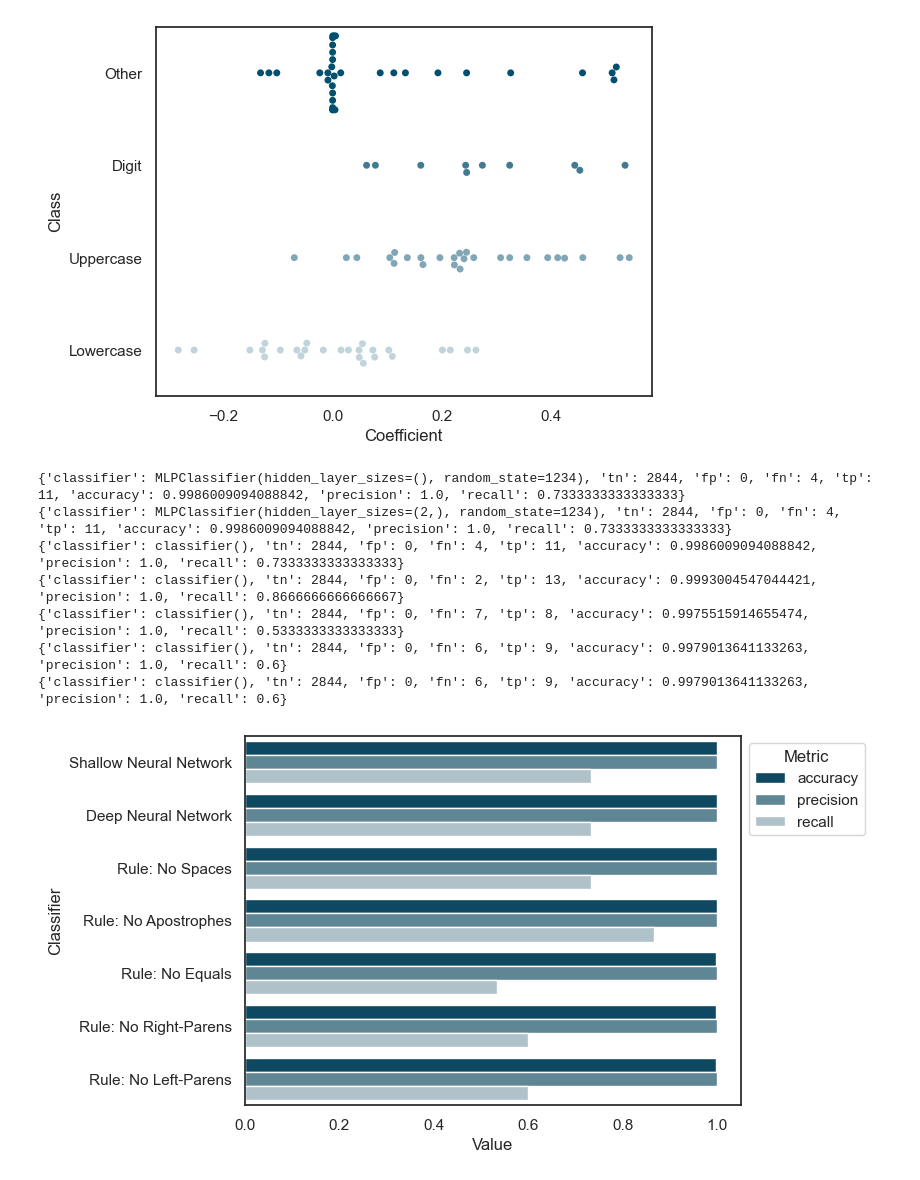
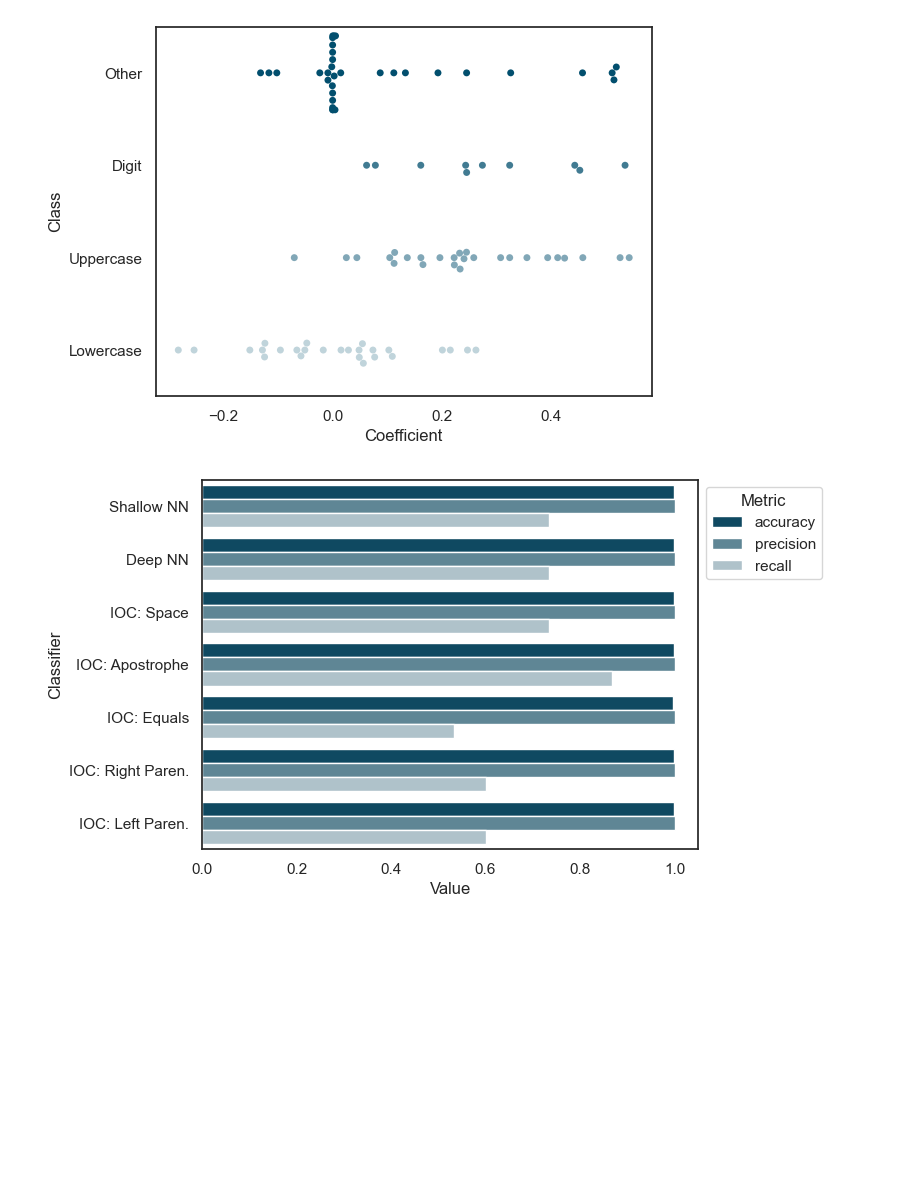
Before and after one commit to jdwhitaker/hybrid-vigor, a Jupyter notebook: main.ipynb, the cells around one changed output. Cells and saved outputs as stored; diff of their text form; code cells hidden in the pictures; blank space fills up the shorter version.

```diff
--- a/main.ipynb
+++ b/main.ipynb
@@ -18,16 +18,6 @@ def classifier_performance_metrics(classifier, X_test, y_test):
     accuracy = (tp + tn) / (tp + tn + fp + fn)
     precision = tp / (tp + fp )
     recall = tp / (tp + fn)
-    print({
-        "classifier": classifier,
-        "tn": tn,
-        "fp": fp,
-        "fn": fn,
-        "tp": tp,
-        "accuracy": accuracy,
-        "precision": precision,
-        "recall": recall
-    })
     return {
         "accuracy": accuracy,
         "precision": precision,
@@ -229,60 +219,34 @@ fig.savefig('images/DNN-NodeB-swarmplot.png')
 # %% [output]
 [figure]
 # %%
-space_classifier = create_ioc_classifier(' ')
-apostrophe_classifier = create_ioc_classifier("'")
-equals_classifier = create_ioc_classifier('=')
-right_parenthesis_classifier = create_ioc_classifier(')')
-left_parenthesis_classifier = create_ioc_classifier('(')
-
+classifiers = {
+    'Shallow NN': shallow_nn_classifier,
+    'Deep NN': deep_nn_classifier,
+    'IOC: Space': create_ioc_classifier(' '),
+    'IOC: Apostrophe': create_ioc_classifier("'"),
+    'IOC: Equals': create_ioc_classifier('='),
+    'IOC: Right Paren.': create_ioc_classifier(")"),
+    'IOC: Left Paren.': create_ioc_classifier("(")
+}
 X_test_vectorized = [path_to_vector(x) for x in X_test]
-
-shallow_nn_classifier_performance = classifier_performance_metrics(shallow_nn_classifier, X_test_vectorized, y_test)
-deep_nn_classifier_performance = classifier_performance_metrics(deep_nn_classifier, X_test_vectorized, y_test)
-space_classifier_performance = classifier_performance_metrics(space_classifier, X_test_vectorized, y_test)
-apostrophe_classifier_performance = classifier_performance_metrics(apostrophe_classifier, X_test_vectorized, y_test)
-equals_classifier_performance = classifier_performance_metrics(equals_classifier, X_test_vectorized, y_test)
-right_parenthesis_classifier_performance = classifier_performance_metrics(right_parenthesis_classifier, X_test_vectorized, y_test)
-left_parenthesis_classifier_performance = classifier_performance_metrics(left_parenthesis_classifier, X_test_vectorized, y_test)
-
 colors = ["#ffffff", "#024f6e"][::-1]
 sns.set_theme(style='white')
 palette = sns.blend_palette(colors, n_colors=4)
-
 rows = []
-for metric, value in shallow_nn_classifier_performance.items():
-    rows.append(["Shallow Neural Network", metric, value])
-for metric, value in deep_nn_classifier_performance.items():
-    rows.append(["Deep Neural Network", metric, value])
-for metric, value in space_classifier_performance.items():
-    rows.append(["Rule: No Spaces", metric, value])
-for metric, value in apostrophe_classifier_performance.items():
-    rows.append(["Rule: No Apostrophes", metric, value])
-for metric, value in equals_classifier_performance.items():
-    rows.append(["Rule: No Equals", metric, value])
-for metric, value in right_parenthesis_classifier_performance.items():
-    rows.append(["Rule: No Right-Parens", metric, value])
-for metric, value in left_parenthesis_classifier_performance.items():
-    rows.append(["Rule: No Left-Parens", metric, value])
+for classifier_name, classifier in classifiers.items():
+    performance = classifier_performance_metrics(classifier, X_test_vectorized, y_test)
+    for metric, value in performance.items():
+        rows.append([classifier_name, metric, value])
 df = pd.DataFrame(rows, columns=["Classifier", "Metric", "Value"])
 df.head()
-
 ax = sns.barplot(
     x="Value",
     y="Classifier",
     hue='Metric',
     data=df,
     palette=palette
 )
-
 sns.move_legend(ax, "upper left", bbox_to_anchor=(1, 1))
 ax.get_figure().savefig('images/classifier-performance.png', dpi=1024, bbox_inches="tight")
 # %% [output]
-{'classifier': MLPClassifier(hidden_layer_sizes=(), random_state=1234), 'tn': 2844, 'fp': 0, 'fn': 4, 'tp': 11, 'accuracy': 0.9986009094088842, 'precision': 1.0, 'recall': 0.7333333333333333}
-{'classifier': MLPClassifier(hidden_layer_sizes=(2,), random_state=1234), 'tn': 2844, 'fp': 0, 'fn': 4, 'tp': 11, 'accuracy': 0.9986009094088842, 'precision': 1.0, 'recall': 0.7333333333333333}
-{'classifier': classifier(), 'tn': 2844, 'fp': 0, 'fn': 4, 'tp': 11, 'accuracy': 0.9986009094088842, 'precision': 1.0, 'recall': 0.7333333333333333}
-{'classifier': classifier(), 'tn': 2844, 'fp': 0, 'fn': 2, 'tp': 13, 'accuracy': 0.9993004547044421, 'precision': 1.0, 'recall': 0.8666666666666667}
-{'classifier': classifier(), 'tn': 2844, 'fp': 0, 'fn': 7, 'tp': 8, 'accuracy': 0.9975515914655474, 'precision': 1.0, 'recall': 0.5333333333333333}
-{'classifier': classifier(), 'tn': 2844, 'fp': 0, 'fn': 6, 'tp': 9, 'accuracy': 0.9979013641133263, 'precision': 1.0, 'recall': 0.6}
-{'classifier': classifier(), 'tn': 2844, 'fp': 0, 'fn': 6, 'tp': 9, 'accuracy': 0.9979013641133263, 'precision': 1.0, 'recall': 0.6}
-[figure, old version]
+[figure, new version]
```
Also changed, not shown: parts of 2 cells of this notebook, 1 other file.
